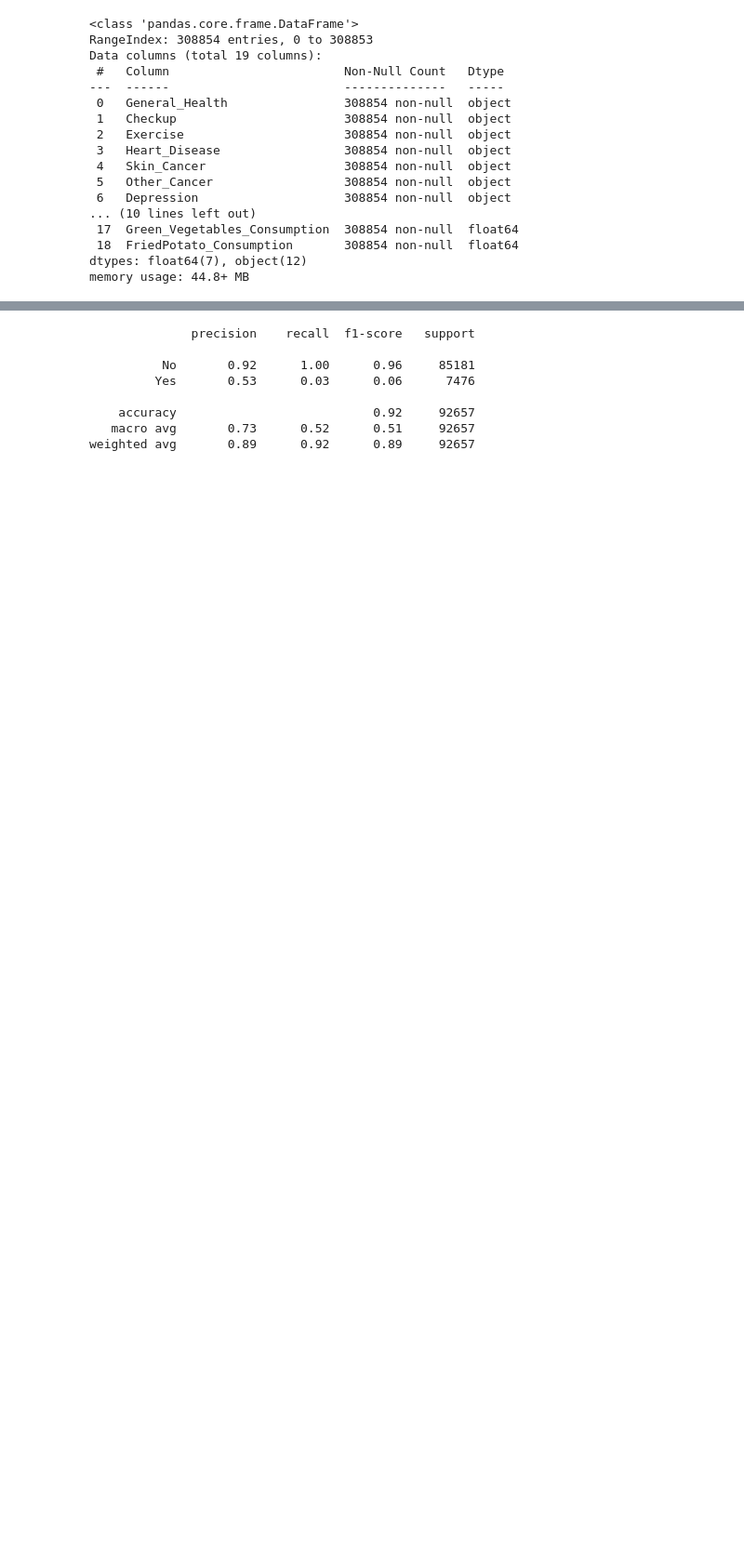
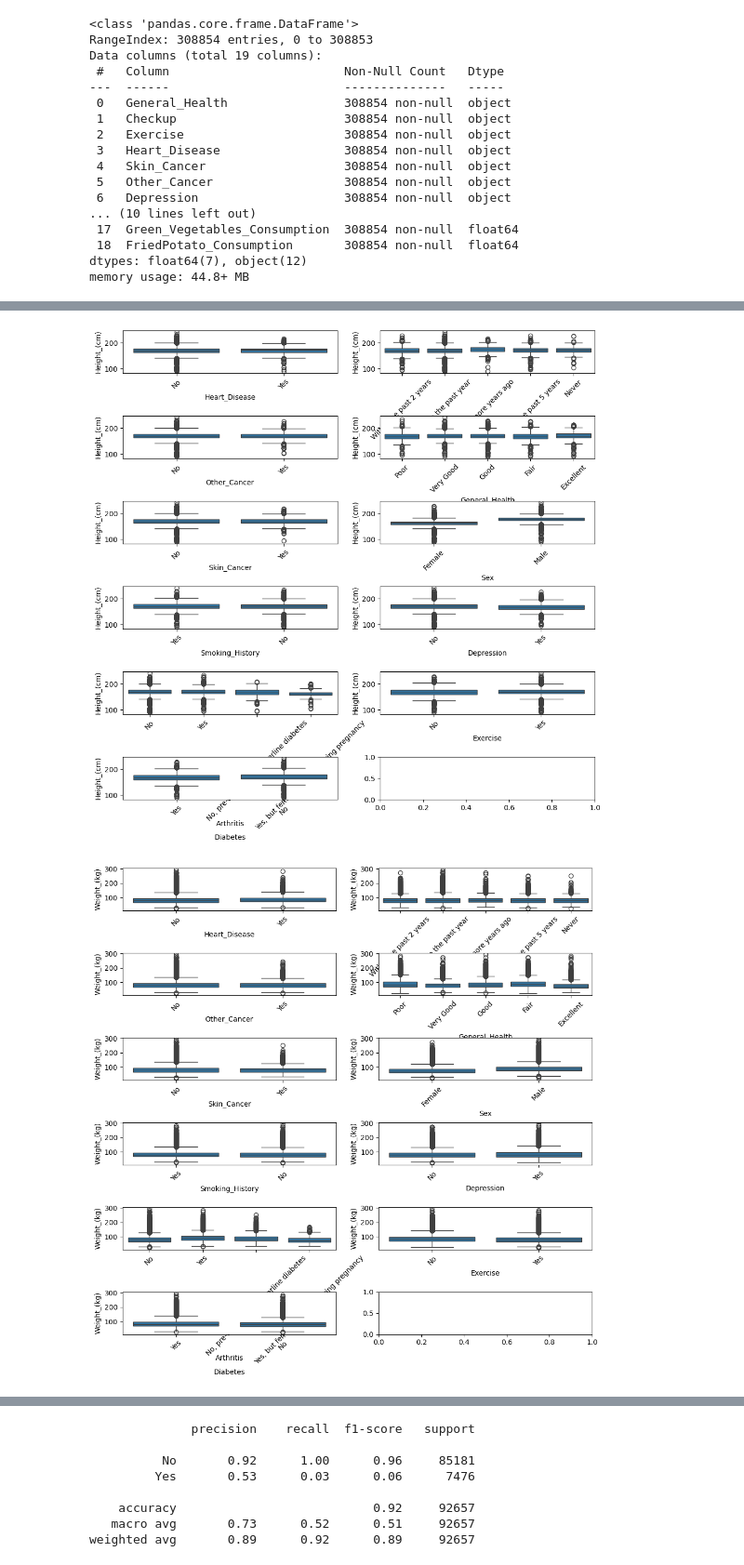
Before and after one commit to ucagub/kaggle_practice, a Jupyter notebook: cardiovascular_diseases_risk_prediction/train.ipynb, the cells around one changed output, grey strips where cells are left out. Shown at 93% size. Cells and saved outputs as stored; diff of their text form; code cells hidden in the pictures; blank space fills up the shorter version.

```diff
--- a/cardiovascular_diseases_risk_prediction/train.ipynb
+++ b/cardiovascular_diseases_risk_prediction/train.ipynb
@@ -41,0 +59,18 @@ memory usage: 44.8+ MB
+# %%
+import math
+plot_cols = list(set(df.select_dtypes('object').keys()).difference(set(['Age_Category'])))
+num_cols = list(df.select_dtypes('number').columns)
+
+num_col = 2
+num_row = math.ceil(len(plot_cols)/num_col)
+
+for y_col in num_cols:
+    fig, axes = plt.subplots(num_row, num_col, figsize=(12,12))
+    for i, col in enumerate(plot_cols):
+        g = sns.boxplot(x=col, y=y_col, data=df, ax=axes[i//num_col][i%num_col])
+        g.set_xticklabels(g.get_xticklabels(), rotation = 45)
+
+    plt.subplots_adjust(hspace=1)
+# %% [output]
+[figure, added]
+[figure, added]
```
Also changed, not shown: parts of 9 cells of this notebook, 21 other files.
